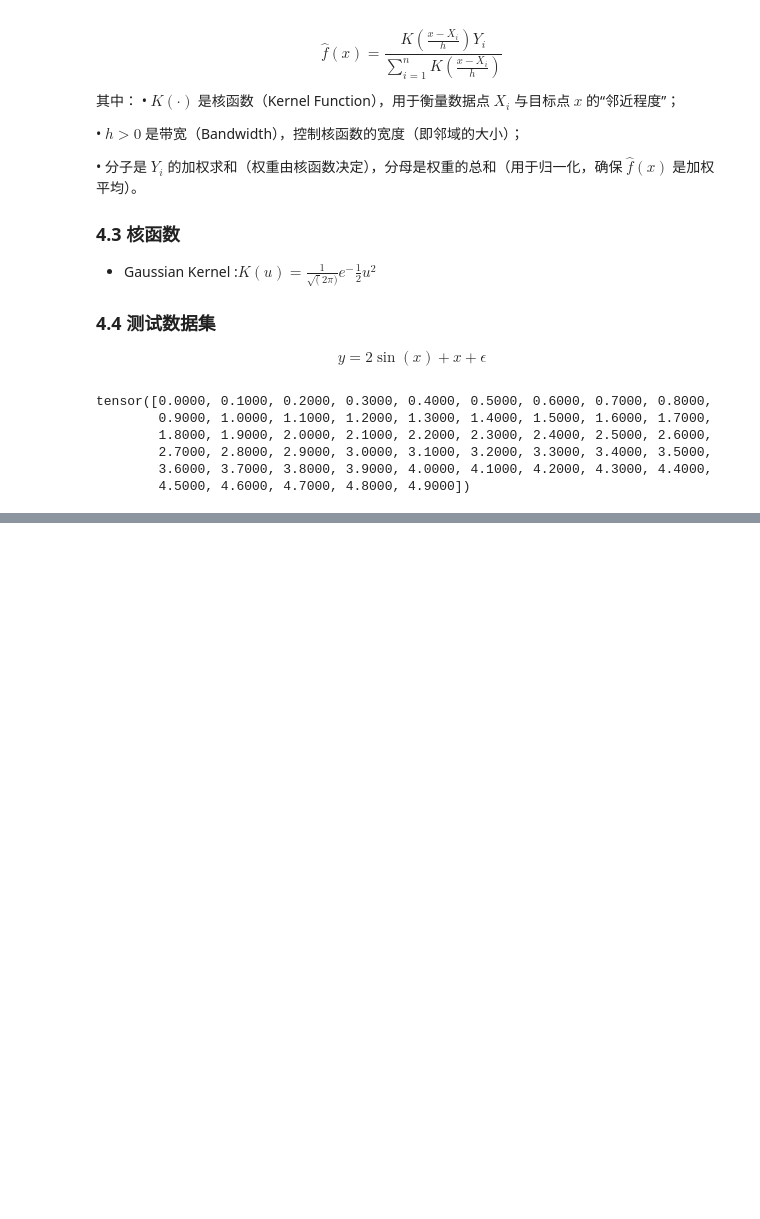
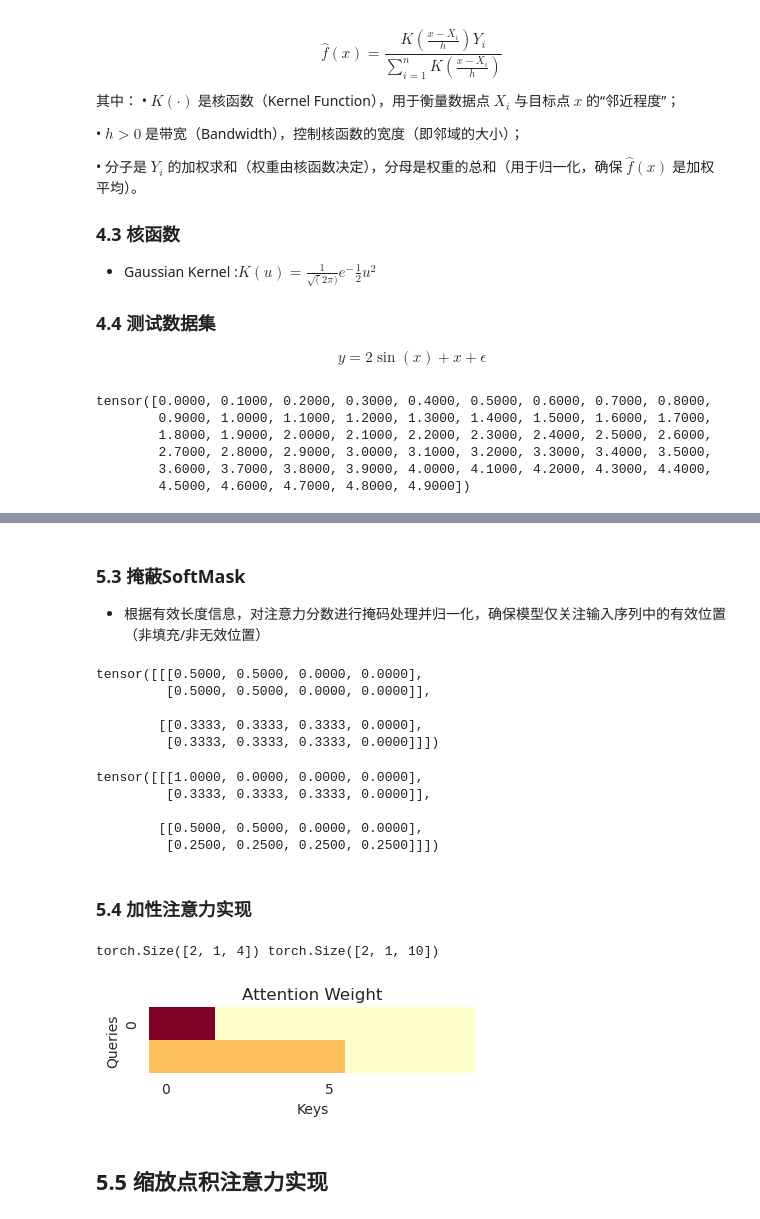
Before and after one commit to MJ-Zeng/Transfomer-Tutorials, a Jupyter notebook: 01_Attention Mechanism.ipynb, the cells around one changed output, grey strips where cells are left out. Saved outputs shown, nothing was run; the diff lists cells and outputs as text; code cells hidden in the pictures; blank space fills up the shorter version.

```diff
--- a/01_Attention Mechanism.ipynb
+++ b/01_Attention Mechanism.ipynb
@@ -201,0 +315,3 @@ plot_attention_heatmap(attention_W.unsqueeze(0).unsqueeze(0), x_label='K: Sorted
+# %% [markdown]
+### 5.3 掩蔽SoftMask
+- 根据有效长度信息，对注意力分数进行掩码处理并归一化，确保模型仅关注输入序列中的有效位置（非填充/非无效位置）
@@ -201,0 +345,18 @@ plot_attention_heatmap(attention_W.unsqueeze(0).unsqueeze(0), x_label='K: Sorted
+# %%
+masked_softmax(torch.ones(2, 2, 4), torch.tensor([2, 3]))
+# %% [output]
+tensor([[[0.5000, 0.5000, 0.0000, 0.0000],
+         [0.5000, 0.5000, 0.0000, 0.0000]],
+
+        [[0.3333, 0.3333, 0.3333, 0.0000],
+         [0.3333, 0.3333, 0.3333, 0.0000]]])
+# %%
+masked_softmax(torch.ones(2, 2, 4), torch.tensor([[1, 3], [2, 4]]))
+# %% [output]
+tensor([[[1.0000, 0.0000, 0.0000, 0.0000],
+         [0.3333, 0.3333, 0.3333, 0.0000]],
+
+        [[0.5000, 0.5000, 0.0000, 0.0000],
+         [0.2500, 0.2500, 0.2500, 0.2500]]])
+# %% [markdown]
+### 5.4 加性注意力实现
@@ -201,0 +406,26 @@ plot_attention_heatmap(attention_W.unsqueeze(0).unsqueeze(0), x_label='K: Sorted
+# %%
+# k的第二个维度（键的数量，记为 KEYS_NUM）和 v的第二个维度（值的数量）必须相同。因为每个键需要对应一个值（key-value对），否则无法一一匹配。
+
+k = torch.ones(2, 10, 2)  # (2, 10, 2)
+v = torch.arange(40, dtype=torch.float).reshape(1, 10, 4).repeat(2, 1, 1)  # (2, 10, 4)
+q = torch.normal(mean=0, std=1, size=(2, 1, 20))  # (2, 1, 20)
+
+additive_attention = AdditiveAttention(key_dim=2, query_dim=20, hidden_dim=8)
+additive_attention.eval()
+
+# (2,1,4)
+res = additive_attention(q, k, v, valid_len=torch.tensor([2, 6]))
+
+# (2,1,10)
+weights = additive_attention.atten_weights
+
+print(res.shape, weigths.shape)
+
+# 但由于当前批量中的有效长度分别为 2 和 6（valid_len=torch.tensor([2, 6])），且所有键均为 1，使得同一查询得到的原始注意力分数（logits）也相同。
+# 于是，生成的注意力权重热图分别在前 2 个位置和前 6 个位置呈现均匀的权重分布
+plot_attention_heatmap(weights.reshape((1, 1, 2, 10)), x_label='Keys', y_label='Queries', figsize=(4, 4))
+# %% [output]
+torch.Size([2, 1, 4]) torch.Size([2, 1, 10])
+[figure, added]
+# %% [markdown]
+## 5.5 缩放点积注意力实现
```
Also changed, not shown: parts of 24 cells of this notebook.
